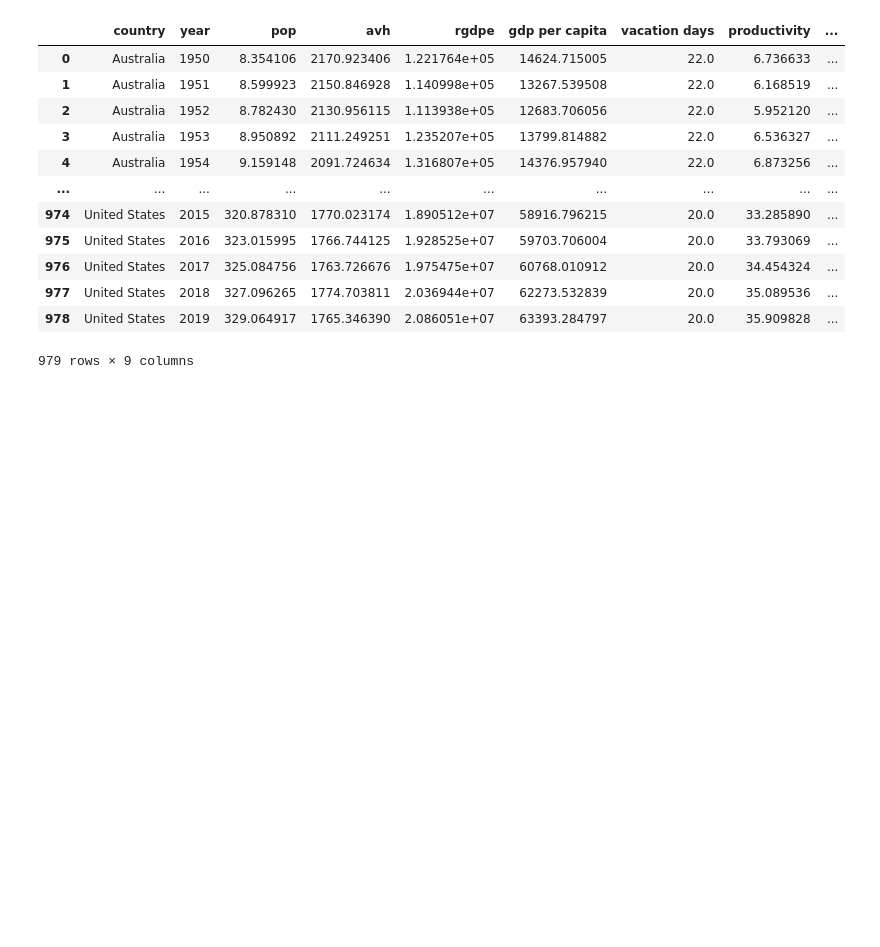
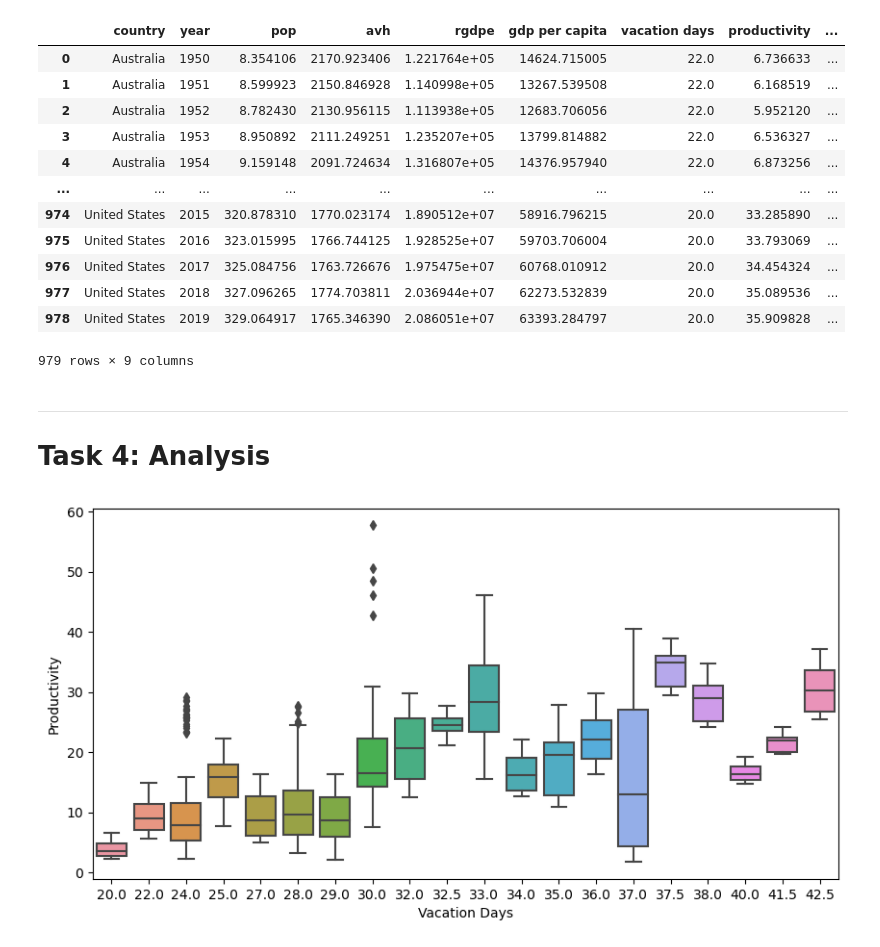
Before and after one commit to ubco-W2022T1-cosc301/project-group17, a Jupyter notebook: notebooks/analysis1.ipynb, the cells around one changed output. Drawn from its saved outputs; the diff is of its cells as text; code cells hidden in the pictures; blank space fills up the shorter version.

Commit message:
Moved my group analysis to my notebook

```diff
--- a/notebooks/analysis1.ipynb
+++ b/notebooks/analysis1.ipynb
@@ -176,3 +176,14 @@ df_clean
 df_clean.drop(df_clean[df_clean['country'] == 'United States'].index, inplace = True)
 # %%
 df_clean.to_csv('milestone4_data.csv')
+# %% [markdown]
+---
+# Task 4: Analysis
+# %%
+plt.figure(figsize=(10,5))
+ax = sns.boxplot(x='vacation days', y='productivity', data = df_clean)
+ax.set(ylabel = "Productivity")
+ax.set(xlabel = "Vacation Days")
+plt.savefig('../images/bar_plot.png')
+# %% [output]
+[figure, added]
```
Also changed, not shown: parts of 3 cells of this notebook, 3 other files.
